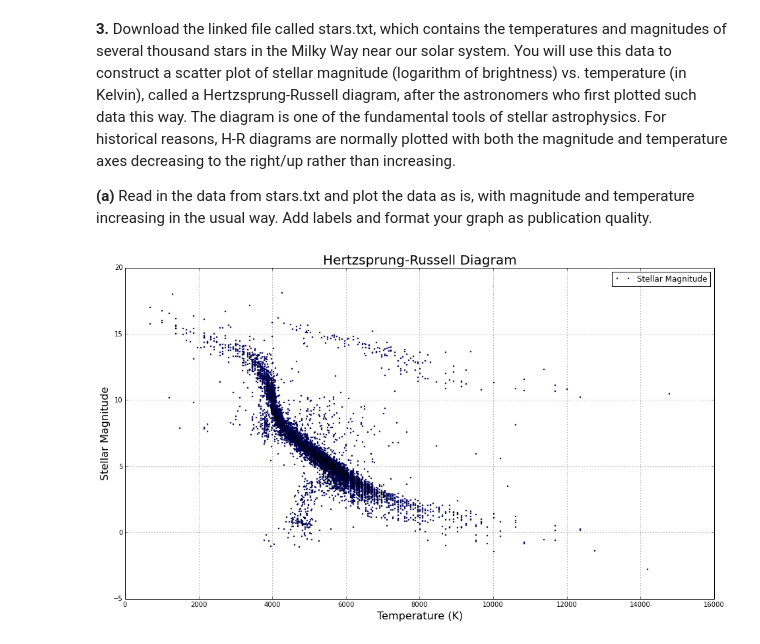
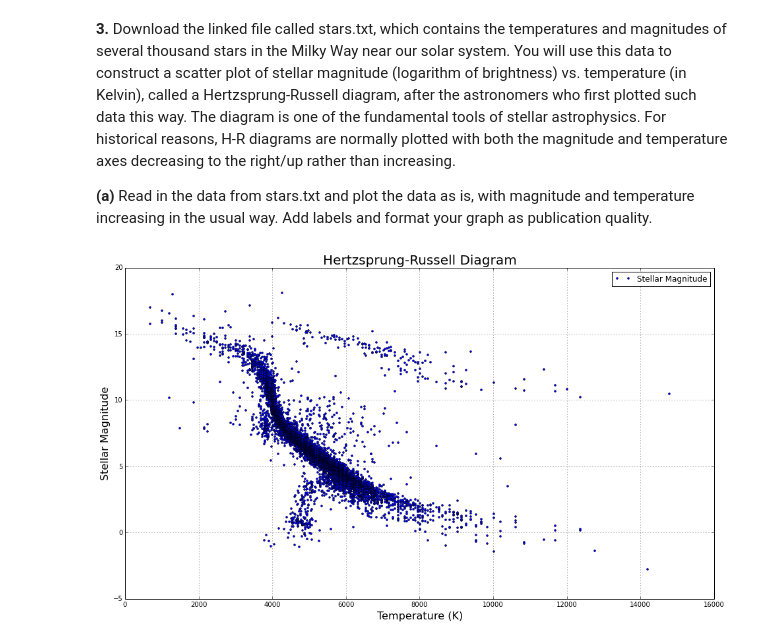
Before and after one commit to pnguye41/PHYS202-S14, a Jupyter notebook: Graphics/GraphicsExercises.ipynb, the cells around one changed output. Drawn from its saved outputs; the diff is of its cells as text; code cells hidden in the pictures.

Commit message:
Finished GraphicsExercises and ErrorHandlingExercises

```diff
--- a/Graphics/GraphicsExercises.ipynb
+++ b/Graphics/GraphicsExercises.ipynb
@@ -155,15 +155,15 @@ plt.grid()
 # %%
 x = loadtxt('stars.txt', unpack=True, usecols=[0])
 y = loadtxt('stars.txt', unpack=True, usecols=[1])
 
 plt.figure(figsize=(16, 9), dpi=80)
-plt.plot(x, y, 'o', markersize=2, color='b', label='Stellar Magnitude')
+plt.plot(x, y, 'o', markersize=3, color='b', label='Stellar Magnitude')
 
 plt.xlabel('Temperature (K)', fontsize=16)
 plt.ylabel('Stellar Magnitude', fontsize=16)
 plt.title('Hertzsprung-Russell Diagram', fontsize=20)
 plt.legend()
 
 plt.grid()
 # %% [output]
-[figure, old version]
+[figure, new version]
```
Also changed, not shown: parts of 11 cells of this notebook, 4 other files.
